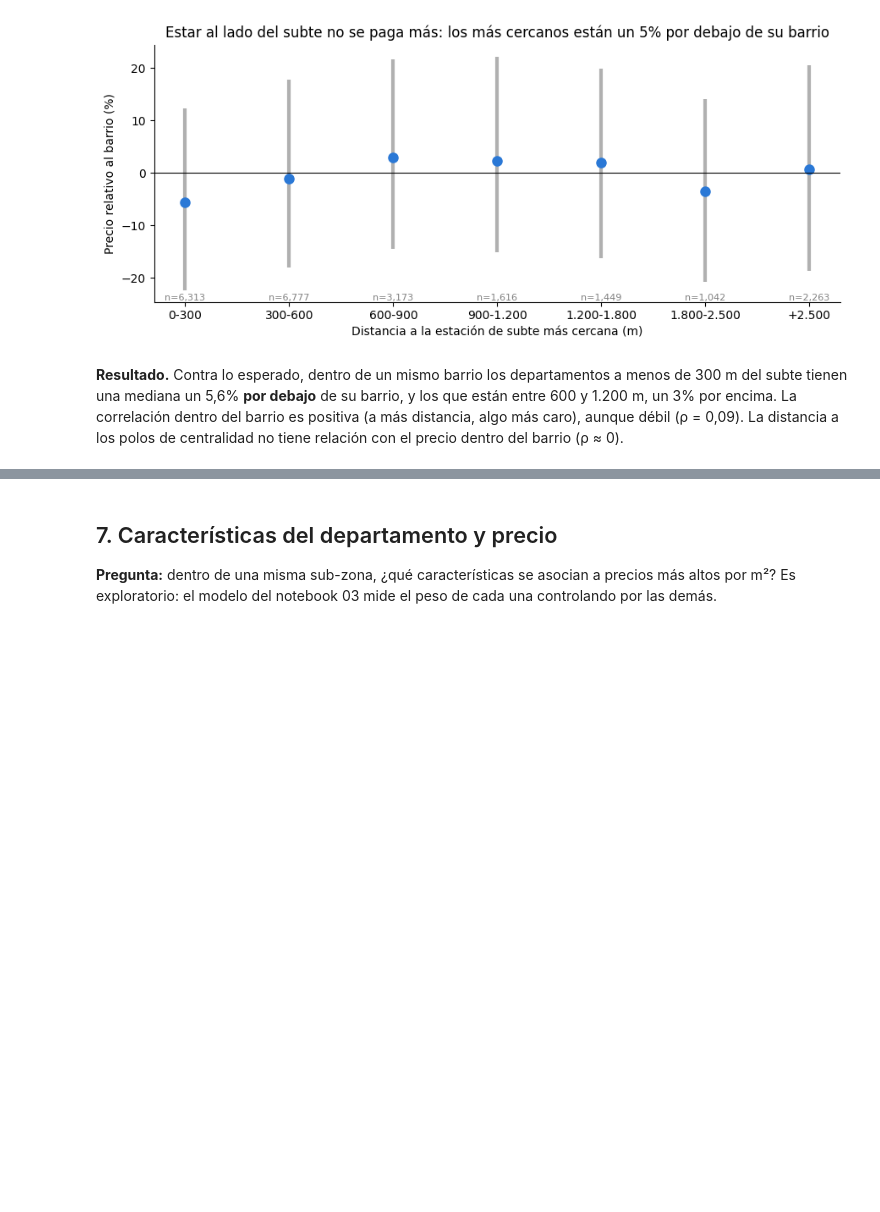
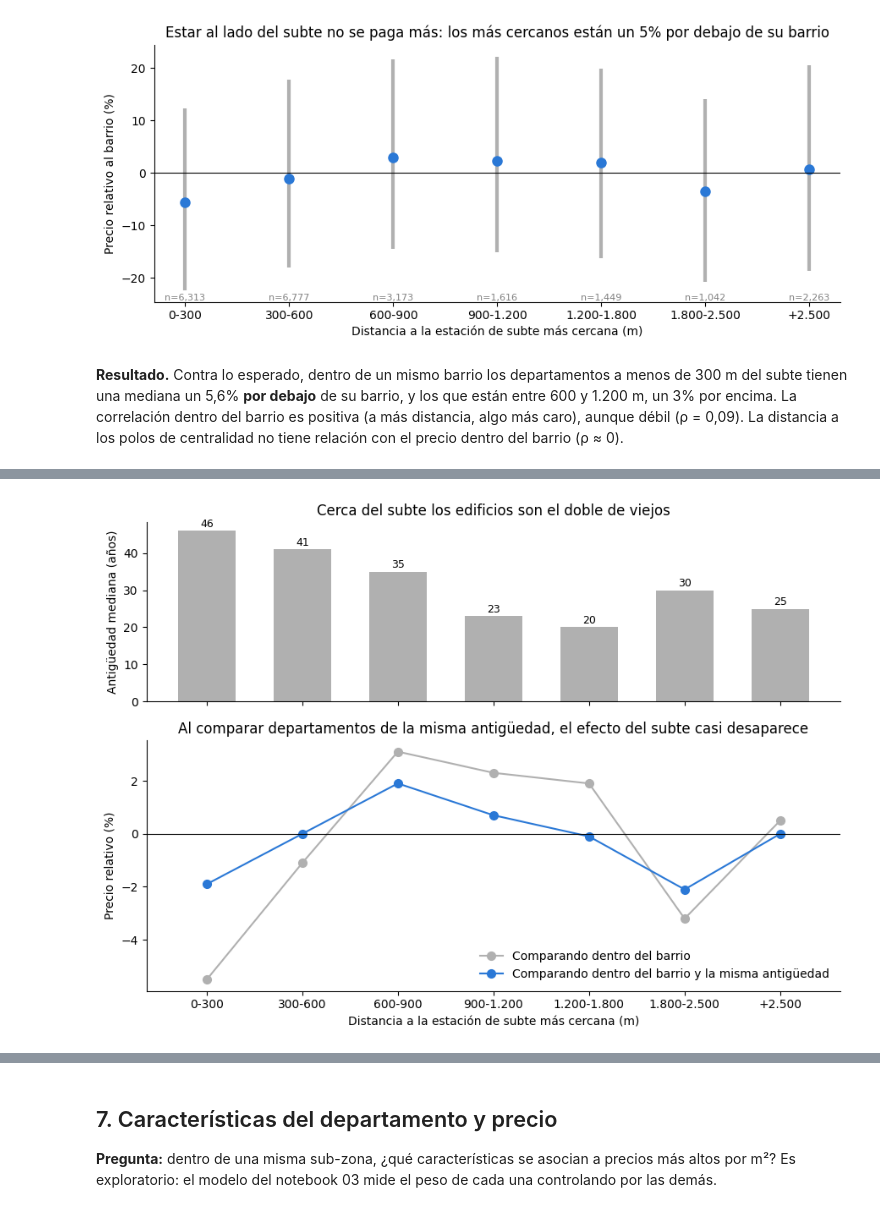
Before and after one commit to gbuhler-itba/TP-Analitica-Descriptiva, a Jupyter notebook: notebooks/02_eda.ipynb, the cells around one changed output, grey strips where cells are left out. Cells and saved outputs as stored; diff of their text form; code cells hidden in the pictures; blank space fills up the shorter version.

Commit message:
Notebook 02: interpretaciones y controles por antigüedad

```diff
--- a/notebooks/02_eda.ipynb
+++ b/notebooks/02_eda.ipynb
@@ -294,3 +300,16 @@ tienen una mediana un 5,6% **por debajo** de su barrio, y los que están entre 6
 encima. La correlación dentro del barrio es positiva (a más distancia, algo más caro), aunque débil
 (ρ = 0,09). La distancia a los polos de centralidad no tiene relación con el precio dentro del barrio
 (ρ ≈ 0).
+# %%
+# Control por antigüedad: se compara dentro del mismo barrio Y el mismo tramo de antigüedad
+con_antig = geo[geo["antiguedad"].notna()].copy()
+con_antig["tramo_antiguedad"] = pd.cut(con_antig["antiguedad"], [-1, 5, 15, 30, 50, 70, 150])
+grupo_control = con_antig["barrio"] + "|" + con_antig["tramo_antiguedad"].astype(str)
+cortes = [0, 300, 600, 900, 1200, 1800, 2500, 10000]
+
+comparacion = pd.DataFrame({
+    "antigüedad mediana (años)": eda.medianas_por_tramo(con_antig["dist_transporte_m"], con_antig["antiguedad"], cortes)["mediana"],
+    "precio relativo al barrio (%)": 100 * eda.medianas_por_tramo(con_antig["dist_transporte_m"], eda.precio_relativo(con_antig["precio_m2_usd"], con_antig["barrio"]), cortes)["mediana"],
+    "precio relativo a barrio y antigüedad (%)": 100 * eda.medianas_por_tramo(con_antig["dist_transporte_m"], eda.precio_relativo(con_antig["precio_m2_usd"], grupo_control), cortes)["mediana"],
+}).round(1)
+comparacion
@@ -297 +326,28 @@ encima. La correlación dentro del barrio es positiva (a más distancia, algo m
+# %%
+fig, (ax1, ax2) = plt.subplots(2, 1, figsize=(9, 6.5), sharex=True, gridspec_kw={"height_ratios": [1, 1.4]})
+x = np.arange(len(comparacion))
+etiquetas = ["0-300", "300-600", "600-900", "900-1.200", "1.200-1.800", "1.800-2.500", "+2.500"]
+
+ax1.bar(x, comparacion["antigüedad mediana (años)"], color=GRIS, width=0.6)
+for xi, v in zip(x, comparacion["antigüedad mediana (años)"]):
+    ax1.text(xi, v + 1, f"{v:.0f}", ha="center", fontsize=9)
+ax1.set_ylabel("Antigüedad mediana (años)")
+ax1.set_title("Cerca del subte los edificios son el doble de viejos")
+
+ax2.plot(x, comparacion["precio relativo al barrio (%)"], "o-", color=GRIS, ms=7, label="Comparando dentro del barrio")
+ax2.plot(x, comparacion["precio relativo a barrio y antigüedad (%)"], "o-", color=AZUL, ms=7,
+         label="Comparando dentro del barrio y la misma antigüedad")
+ax2.axhline(0, color="black", lw=0.8)
+ax2.set_ylabel("Precio relativo (%)")
+ax2.set_title("Al comparar departamentos de la misma antigüedad, el efecto del subte casi desaparece")
+ax2.legend(frameon=False, loc="lower right")
+ax2.set_xticks(x)
+ax2.set_xticklabels(etiquetas)
+ax2.set_xlabel("Distancia a la estación de subte más cercana (m)")
+for ax in (ax1, ax2):
+    ax.spines[["top", "right"]].set_visible(False)
+plt.tight_layout()
+plt.show()
+# %% [output]
+[figure, added]
 # %% [markdown]
```
Also changed, not shown: parts of 7 cells of this notebook.
